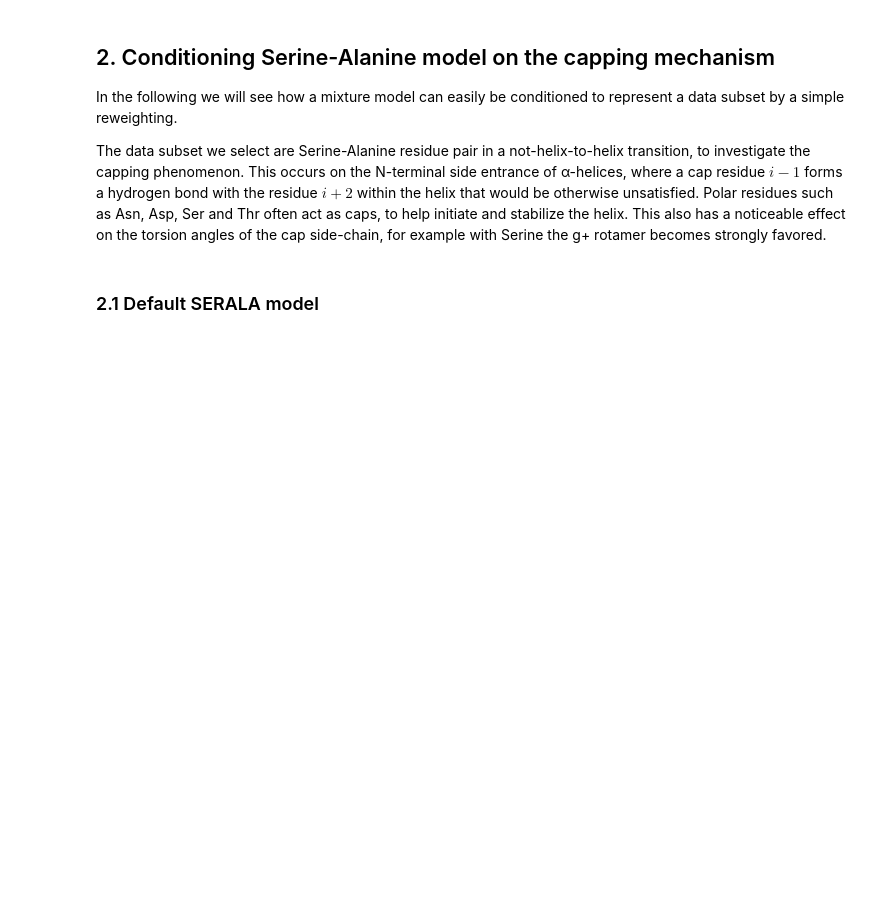
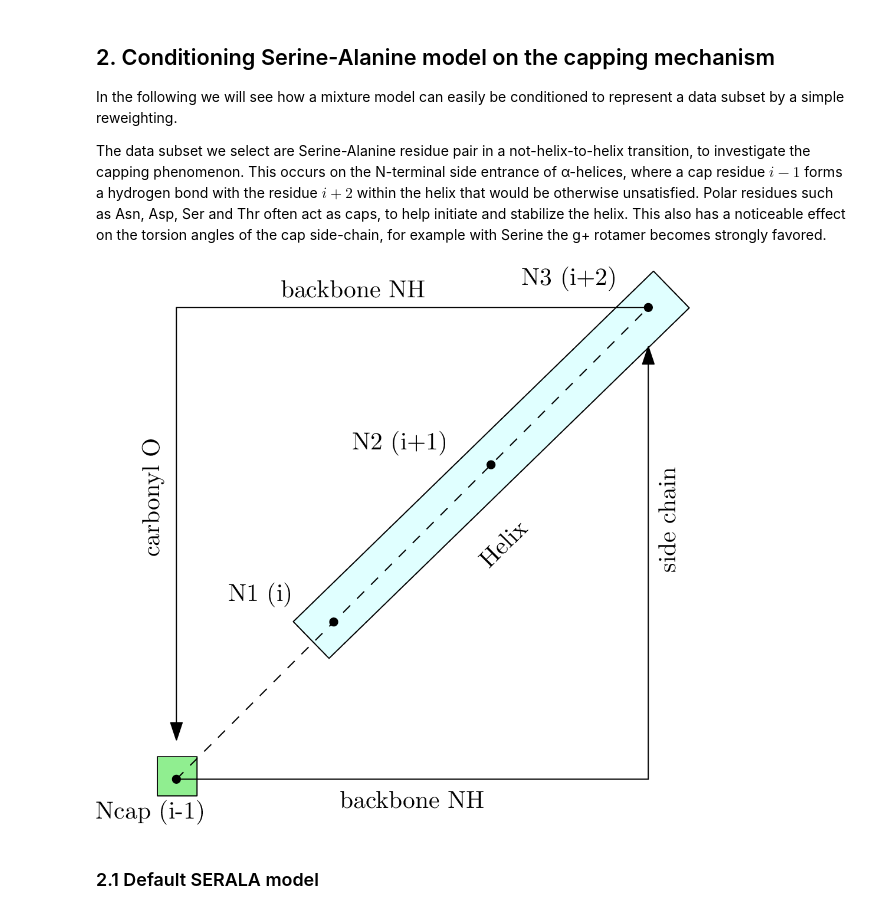
Before and after one commit to GemCarr/algosb_demo, a Jupyter notebook: notebooks/1_statistical_models.ipynb, the cells around one changed output. Drawn from its saved outputs; the diff is of its cells as text; code cells hidden in the pictures; blank space fills up the shorter version.

```diff
--- a/notebooks/1_statistical_models.ipynb
+++ b/notebooks/1_statistical_models.ipynb
@@ -194,6 +194,11 @@ ax.scatter(PRO_sample[:,0], PRO_sample[:,1], s=10, marker='x', color='red')
 In the following we will see how a mixture model can easily be conditioned to represent a data subset by a simple reweighting.
 
 The data subset we select are Serine-Alanine residue pair in a not-helix-to-helix transition, to investigate the capping phenomenon. This occurs on the N-terminal side entrance of α-helices, where a cap residue $i-1$ forms a hydrogen bond with the residue $i+2$ within the helix that would be otherwise unsatisfied. Polar residues such as Asn, Asp, Ser and Thr often act as caps, to help initiate and stabilize the helix. This also has a noticeable effect on the torsion angles of the cap side-chain, for example with Serine the g+ rotamer becomes strongly favored.
+# %%
+from IPython.display import display, Image
+display(Image("fig/crop.png"))
+# %% [output]
+[figure, added]
 # %% [markdown]
 ### 2.1 Default SERALA model
 # %% [markdown]
```
Also changed, not shown: 1 other file.
